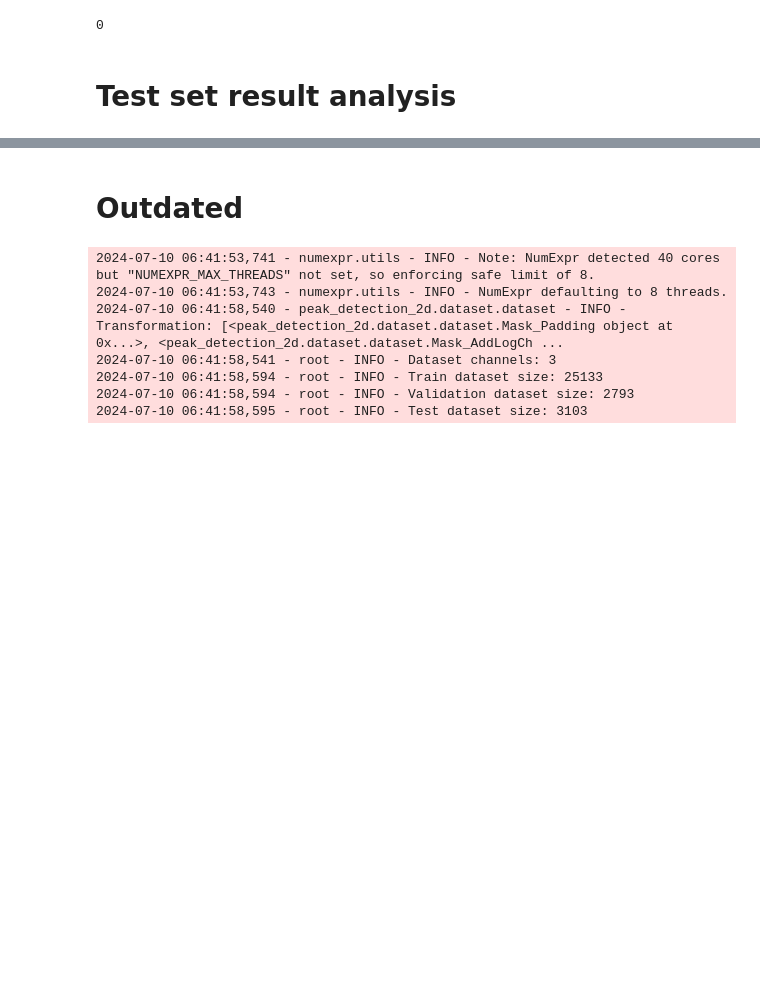
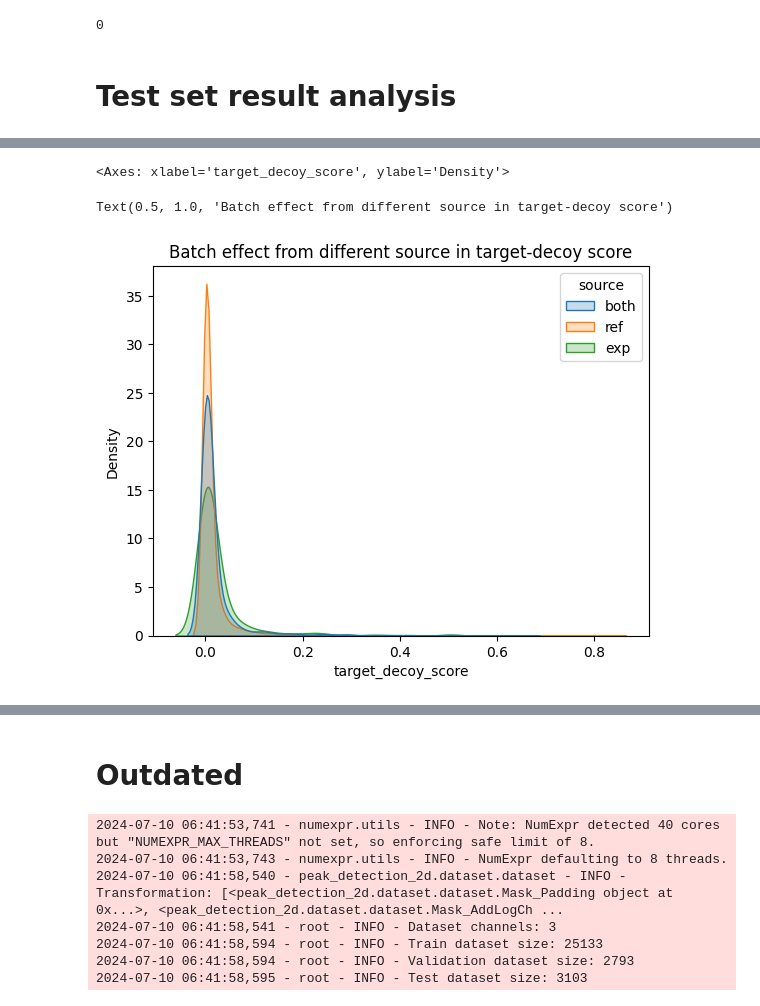
Before and after one commit to wilhelm-lab/SWAPS, a Jupyter notebook: notebooks/dev_51_ims_3d_seg_model_examination.ipynb, the cells around one changed output, grey strips where cells are left out. Cells and saved outputs as stored; diff of their text form; code cells hidden in the pictures; blank space fills up the shorter version.

```diff
--- a/notebooks/dev_51_ims_3d_seg_model_examination.ipynb
+++ b/notebooks/dev_51_ims_3d_seg_model_examination.ipynb
@@ -233,0 +512,4 @@ plot_per_image_metric_distr(
+# %%
+pept_act_sum_ps = pd.read_csv(
+    os.path.join(cfg.RESULT_PATH, "peak_selection", ps_dir, "pept_act_sum_ps.csv")
+)
@@ -237,0 +771,20 @@ from peak_detection_2d.model.seg_model import inference_and_sum_intensity
+# %%
+dict_with_int_all = pd.merge(
+    maxquant_result_ref, pept_act_sum_df, on=["mz_rank", "Decoy"]
+)
+dict_with_int_all = dict_with_int_all.loc[dict_with_int_all["Decoy"]]
+sns.kdeplot(
+    data=dict_with_int_all,
+    x="target_decoy_score",
+    hue="source",
+    fill=True,
+    common_norm=False,
+)
+plt.title("Batch effect from different source in target-decoy score")
+plt.savefig(
+    os.path.join(ps_exp_dir, "results", "batch_effect_td_score_decoy.png"), dpi=300
+)
+# %% [output]
+<Axes: xlabel='target_decoy_score', ylabel='Density'>
+Text(0.5, 1.0, 'Batch effect from different source in target-decoy score')
+[figure, added]
```
Also changed, not shown: parts of 58 cells of this notebook, 6 other files.
